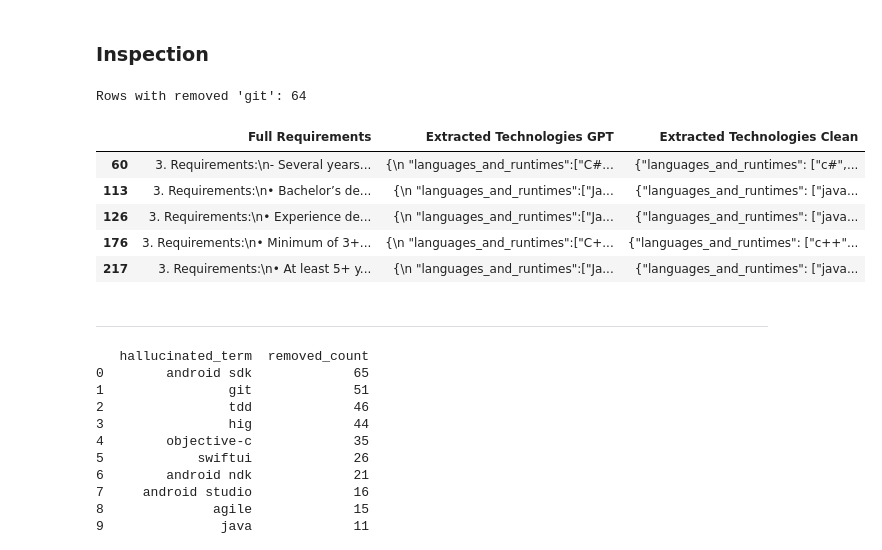
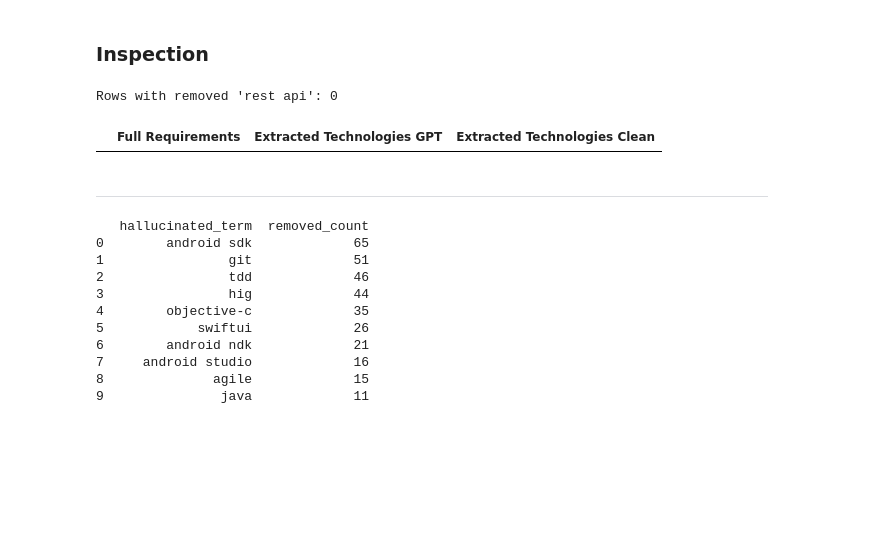
Before and after one commit to S0la1re/Research-work-new, a Jupyter notebook: Data Processing/Data Preparation.ipynb, the cells around one changed output. Drawn from its saved outputs; the diff is of its cells as text; code cells hidden in the pictures; blank space fills up the shorter version.

Commit message:
added synonyms to "rest api"

```diff
--- a/Data Processing/Data Preparation.ipynb
+++ b/Data Processing/Data Preparation.ipynb
@@ -1196,23 +1196,18 @@ clean_sets = df_final_extracted["Extracted Technologies Clean"].apply(flat_terms
 
 df_final_extracted["removed_terms"] = orig_sets.subtract(clean_sets)
 # %%
-term = "git"                       # или "google play console", "android sdk", …
+term = "rest api"                       # или "google play console", "android sdk", …
 
 mask = df_final_extracted["removed_terms"].apply(lambda s: term.lower() in s)
 
 view_cols = ["Full Requirements",
              "Extracted Technologies GPT",
              "Extracted Technologies Clean"]
 
 df_debug = df_final_extracted.loc[mask, view_cols]
 
 print(f"Rows with removed '{term}': {len(df_debug)}")
 df_debug.head(5)                   # покажет первые 3 совпадения
 # %% [output]
-Rows with removed 'git': 64
+Rows with removed 'rest api': 0
 |  | Full Requirements | Extracted Technologies GPT | Extracted Technologies Clean |
-| 60 | 3. Requirements:\n- Several years... | {\n "languages_and_runtimes":["C#... | {"languages_and_runtimes": ["c#",... |
-| 113 | 3. Requirements:\n• Bachelor’s de... | {\n "languages_and_runtimes":["Ja... | {"languages_and_runtimes": ["java... |
-| 126 | 3. Requirements:\n• Experience de... | {\n "languages_and_runtimes":["Ja... | {"languages_and_runtimes": ["java... |
-| 176 | 3. Requirements:\n• Minimum of 3+... | {\n "languages_and_runtimes":["C+... | {"languages_and_runtimes": ["c++"... |
-| 217 | 3. Requirements:\n• At least 5+ y... | {\n "languages_and_runtimes":["Ja... | {"languages_and_runtimes": ["java... |
```
Also changed, not shown: parts of 2 cells of this notebook, 1 other file.
